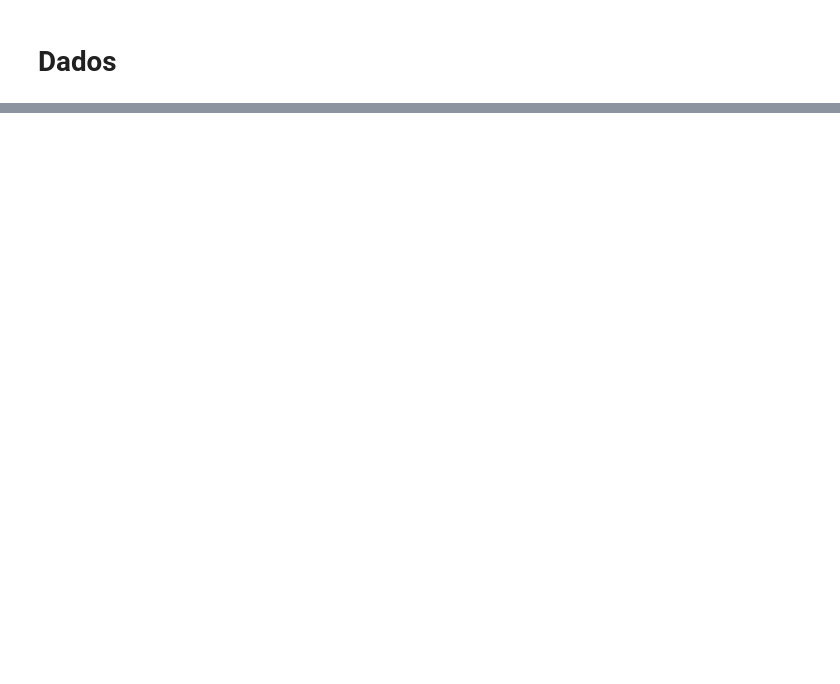
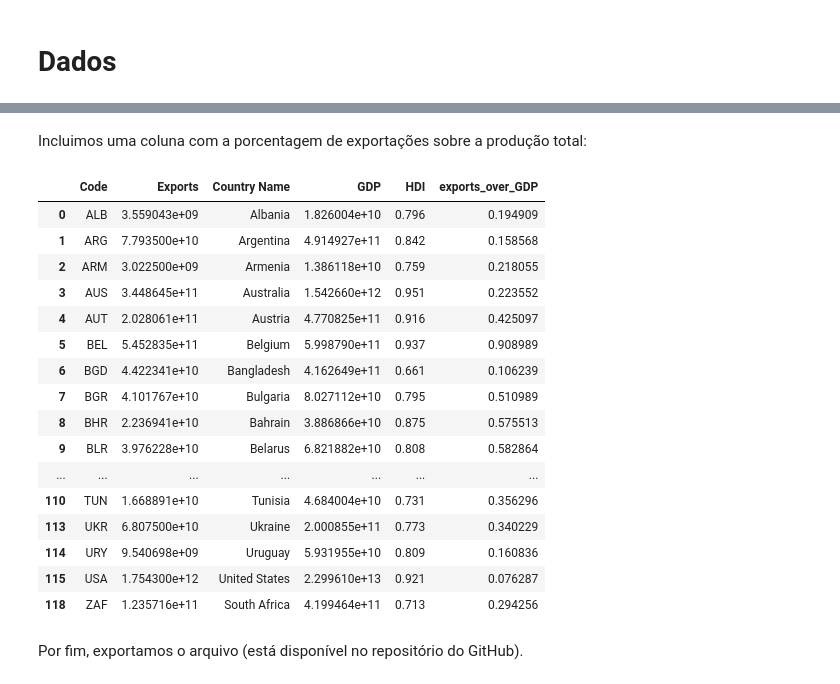
Before and after one commit to talissonmeira/WTH, a Jupyter notebook: Dados.ipynb, the cells around one changed output, grey strips where cells are left out. Cells and saved outputs as stored; diff of their text form; code cells hidden in the pictures; blank space fills up the shorter version.

```diff
--- a/Dados.ipynb
+++ b/Dados.ipynb
@@ -341,0 +228,10 @@ df_final.to_csv('df_final', sep=',', encoding='latin-1', index=False)
+# %%
+#Deixando apenas as colunas necessárias
+keep4= ['Table 2. Human Development Index trends, 1990-2021', 'Unnamed: 16']
+df_hdi2 = df_hdi[keep4]
+
+#Alterando os nomes para otimização
+df_hdi2.rename(columns={'Unnamed: 16':'HDI'},inplace=True)
+df_hdi2.rename(columns={'Table 2. Human Development Index trends, 1990-2021':'Country Name'},inplace=True)
+
+df_hdi2.head(10)
@@ -341,0 +263,4 @@ df_final.to_csv('df_final', sep=',', encoding='latin-1', index=False)
+# %%
+df_wt_gdp=pd.merge(df_wt4,df_gdp2,how='left',on=['Code'])
+
+df_wt_gdp.head(100)
@@ -341,0 +287,4 @@ df_final.to_csv('df_final', sep=',', encoding='latin-1', index=False)
+# %%
+df_final=pd.merge(df_wt_gdp,df_hdi2,how='left',on=['Country Name'])
+
+df_final.head(100)
@@ -341,0 +311,4 @@ df_final.to_csv('df_final', sep=',', encoding='latin-1', index=False)
+# %%
+df_final=df_final.dropna()
+
+df_final
@@ -341,0 +333,26 @@ df_final.to_csv('df_final', sep=',', encoding='latin-1', index=False)
+# %% [markdown]
+Incluimos uma coluna com a porcentagem de exportações sobre a produção total:
+# %%
+df_final['exports_over_GDP'] = df_final['Exports'] / df_final["GDP"]
+
+df_final
+# %% [output]
+|  | Code | Exports | Country Name | GDP | HDI | exports_over_GDP |
+| 0 | ALB | 3.559043e+09 | Albania | 1.826004e+10 | 0.796 | 0.194909 |
+| 1 | ARG | 7.793500e+10 | Argentina | 4.914927e+11 | 0.842 | 0.158568 |
+| 2 | ARM | 3.022500e+09 | Armenia | 1.386118e+10 | 0.759 | 0.218055 |
+| 3 | AUS | 3.448645e+11 | Australia | 1.542660e+12 | 0.951 | 0.223552 |
+| 4 | AUT | 2.028061e+11 | Austria | 4.770825e+11 | 0.916 | 0.425097 |
+| 5 | BEL | 5.452835e+11 | Belgium | 5.998790e+11 | 0.937 | 0.908989 |
+| 6 | BGD | 4.422341e+10 | Bangladesh | 4.162649e+11 | 0.661 | 0.106239 |
+| 7 | BGR | 4.101767e+10 | Bulgaria | 8.027112e+10 | 0.795 | 0.510989 |
+| 8 | BHR | 2.236941e+10 | Bahrain | 3.886866e+10 | 0.875 | 0.575513 |
+| 9 | BLR | 3.976228e+10 | Belarus | 6.821882e+10 | 0.808 | 0.582864 |
+| ... | ... | ... | ... | ... | ... | ... |
+| 110 | TUN | 1.668891e+10 | Tunisia | 4.684004e+10 | 0.731 | 0.356296 |
+| 113 | UKR | 6.807500e+10 | Ukraine | 2.000855e+11 | 0.773 | 0.340229 |
+| 114 | URY | 9.540698e+09 | Uruguay | 5.931955e+10 | 0.809 | 0.160836 |
+| 115 | USA | 1.754300e+12 | United States | 2.299610e+13 | 0.921 | 0.076287 |
+| 118 | ZAF | 1.235716e+11 | South Africa | 4.199464e+11 | 0.713 | 0.294256 |
+# %% [markdown]
+Por fim, exportamos o arquivo (está disponível no repositório do GitHub).
```
Also changed, not shown: parts of 57 cells of this notebook, 1 other file.
